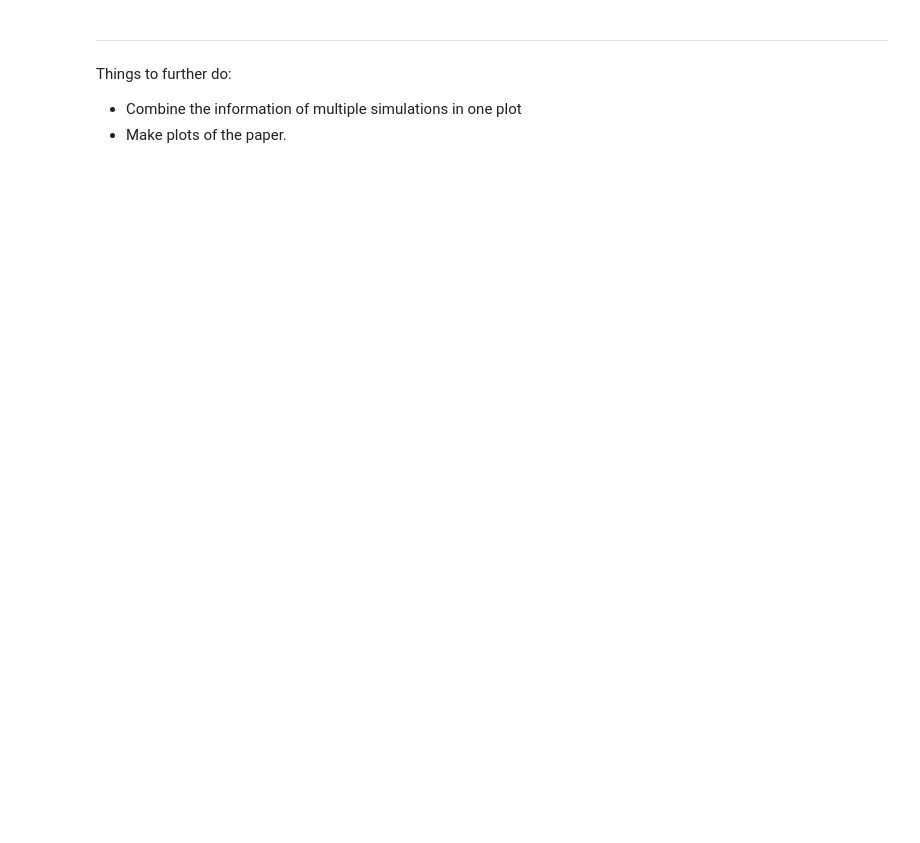
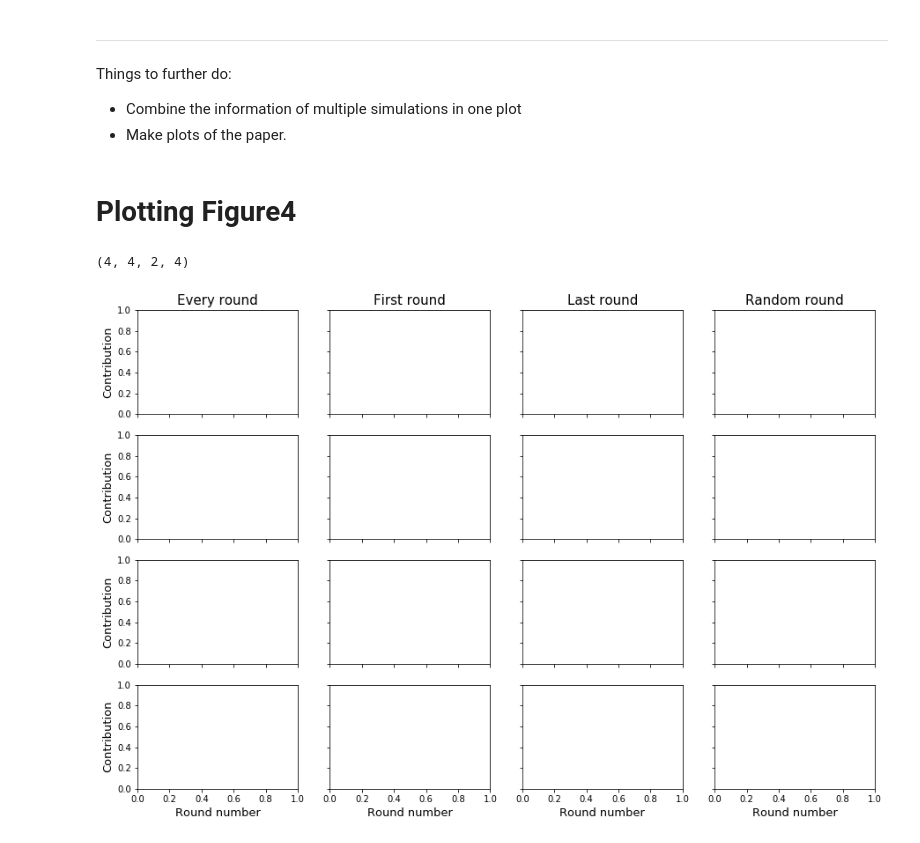
Before and after one commit to vladiulianbogdan/CGT_Project, a Jupyter notebook: Analysis.ipynb, the cells around one changed output. Saved outputs shown, nothing was run; the diff lists cells and outputs as text; code cells hidden in the pictures; blank space fills up the shorter version.

```diff
--- a/Analysis.ipynb
+++ b/Analysis.ipynb
@@ -92,3 +93,77 @@ summary
 Things to further do:
 - Combine the information of multiple simulations in one plot
 - Make plots of the paper.
+# %% [markdown]
+# Plotting Figure4
+# %%
+def readFigure4Data():
+    # Predefine some of the data:
+
+    generations = 100000
+    numberOfRounds = 4
+    groupSize = 2
+    popSize = 100
+    numberOfGames = 1000
+    wealthPoor = 1
+    wealthRich = 4
+    typeOfRiskCurve = simulation.RiskCurve(3)
+    heterogeneous = 1
+    globalLambdaValue = 10.00
+
+    filename = "figure4_"
+
+    arrayRiskInRound = np.arange(1,5)# [1,2,3,4]
+    arrayAlphaPoor = np.array([1.0,1.0,0.5,0.5])
+    arrayAlphaRich = np.array([1.0,0.8,0.8,0.5])
+
+    ContributionFig4 = np.empty(shape=(4,4,2,4))# [alphaConfiguration,riskInRound,wealth,round]=
+
+    for row, (alphaPoor, alphaRich) in enumerate(zip(arrayAlphaPoor,arrayAlphaRich)):
+        for column in range(4):
+            riskInRound = simulation.RiskInRound(column+1)
+
+            #### Load the file and the header #####
+            StringName = "%s_%d_%d_%d_%d_%s_%0.2f_%0.2f_%d_%d_%d_%s_%d_%0.2f.dat" % (filename, generations, numberOfRounds, groupSize, popSize, riskInRound.name, alphaPoor, alphaRich, numberOfGames, wealthPoor, wealthRich, typeOfRiskCurve.name, heterogeneous, globalLambdaValue)
+            HeaderFile = readHeader(filename=StringName)
+
+            #### Compute the averaging over the relevant itterations #####
+            # For now just read summary one can also read out the full contribution and be more specific with the averaging.
+            summary = readSummary(filename=StringName,heterogeneous=HeaderFile["heterogenous"])
+
+            #### Save the contribution levels in the tensor #####
+            ContributionFig4[row,column,0,:] = summary['AverageContributionPerRoundPoor']
+            ContributionFig4[row,column,1,:] = summary['AverageContributionPerRoundRich']
+
+    return ContributionFig4
+
+ContributionFig4 = readFigure4Data()
+ContributionFig4.shape
+# %% [output]
+(4, 4, 2, 4)
+# %%
+def plotFigure4(ContributionTensor):
+    """ Plots Figure 4 of the paper
+    Attribute:
+        -ContributionTensor: a 4 dimensional numpy tensor where the indexes correspond to:
+            ContributionTensor[alphaConfiguration,riskInRound,wealth,round]
+    """
+    fig, axs = plt.subplots(nrows=4, ncols=4, sharex=True, sharey=True,figsize=(15,10))
+
+    Column_title = ["Every round", "First round", "Last round", "Random round"]
+    y_axis_label = "Contribution"
+    x_axis_label = "Round number"
+
+    for row, axs_row in enumerate(axs):
+        for column, ax  in enumerate(axs_row):
+            ### Set
+            if row == 0:
+                ax.set_title(Column_title[column], fontsize=15)
+            if column == 0:
+                ax.set_ylabel(y_axis_label, fontsize=13)
+            if row == 3:# aka the last row
+                ax.set_xlabel(x_axis_label, fontsize=13 )
+
+
+plotFigure4(ContributionFig4)
+# %% [output]
+[figure, added]
```
Also changed, not shown: parts of 6 cells of this notebook, 1 other file.
